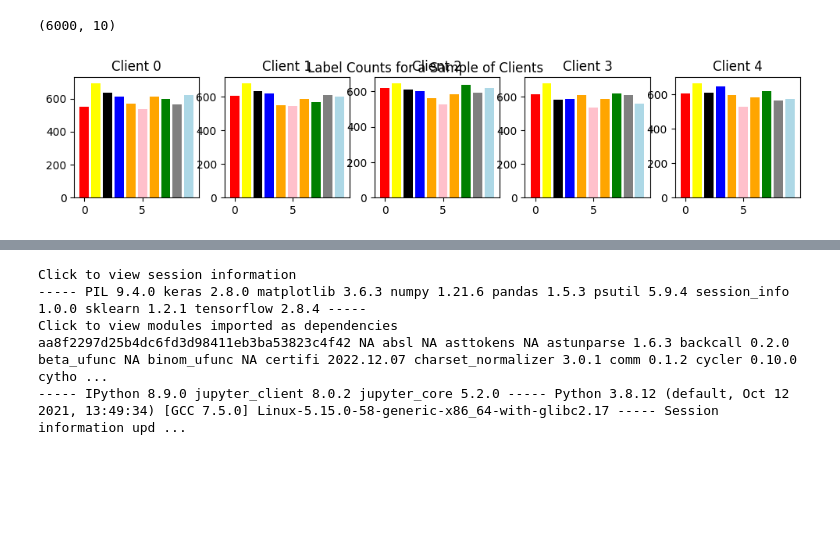
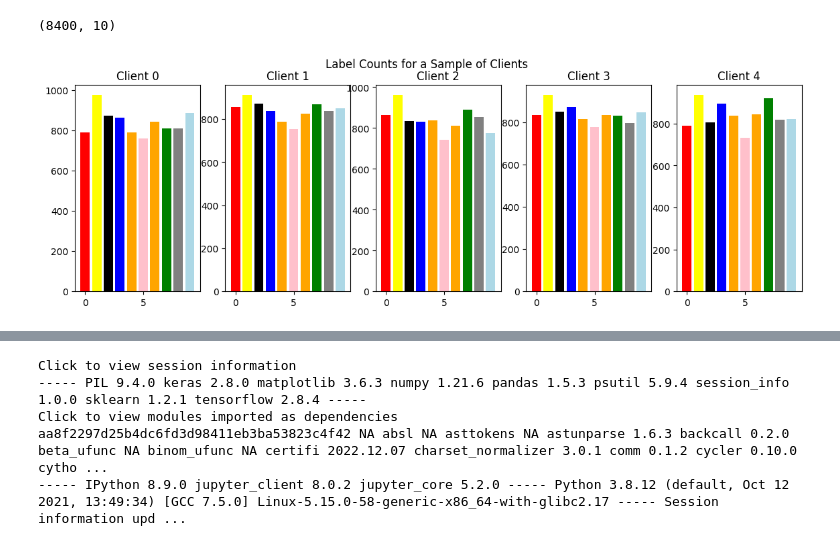
Before and after one commit to castorgit/Federated_Learning, a Jupyter notebook: 00_Federated_learning_MNIST.ipynb, the cells around one changed output, grey strips where cells are left out. Saved outputs shown, nothing was run; the diff lists cells and outputs as text; code cells hidden in the pictures; blank space fills up the shorter version.

```diff
--- a/00_Federated_learning_MNIST.ipynb
+++ b/00_Federated_learning_MNIST.ipynb
@@ -69,7 +59,9 @@ numOfClients  = 5 # do not increase clients too much
 modelLocation = "./Models/ANN_Sync_users_"+str(numOfClients)+str(numOfIterations)+"_FL_Model.h5"
 accList, precList, recallList, f1List = [], [], [], []
 # %%
-# FOR TEST SPLIT
-xServer, xClients, yServer, yClients = train_test_split(xTrain, yTrain, test_size=0.50,random_state=523)
+# Server-Clients split
+# Train 30% of the data centrally and 70% in clients
+xServer, xClients, yServer, yClients = train_test_split(xTrain, yTrain, test_size=0.70,random_state=523)
 xServerTest, xClientsTest, yServerTest, yClientsTest = train_test_split(xTrain, yTrain,
-                                                                        test_size=0.50,random_state=523)
+                                                                        test_size=0.70,random_state=523)
+print(xServer.shape, xClients.shape)
@@ -226,28 +264,26 @@ for clientID in range(numOfClients):
     lastLowerBound+=clientDataInterval
 yClientsList[1].shape
 # %% [output]
-(6000, 10)
+(8400, 10)
 # %%
 # Number of examples per layer for a sample of clients
-import matplotlib.colors as mcolors
 
 c = ['red', 'yellow', 'black', 'blue', 'orange', 'pink', 'orange', 'green', 'grey', 'lightblue']
 
-
-f = plt.figure(figsize=(12, 2))
+f = plt.figure(figsize=(14, 4))
 f.suptitle('Label Counts for a Sample of Clients')
 b = np.arange(0, 10, 1)
 for i in range(numOfClients):
     client_dataset = yClientsList[i]
     bin = client_dataset[0]
     for k in range(1,len(client_dataset)):
        bin = bin + client_dataset[k]
     np.squeeze(bin).shape
     plt.subplot(int(numOfClients/5), 5, i+1)
     plt.title('Client {}'.format(i))
     plt.bar(b,bin[b], color = c)
 # %% [output]
-[figure, old version]
+[figure, new version]
 # %%
 # ------- 3. Update clients' model with intial server's deep-model ----------
 
```
Also changed, not shown: parts of 15 cells of this notebook.
